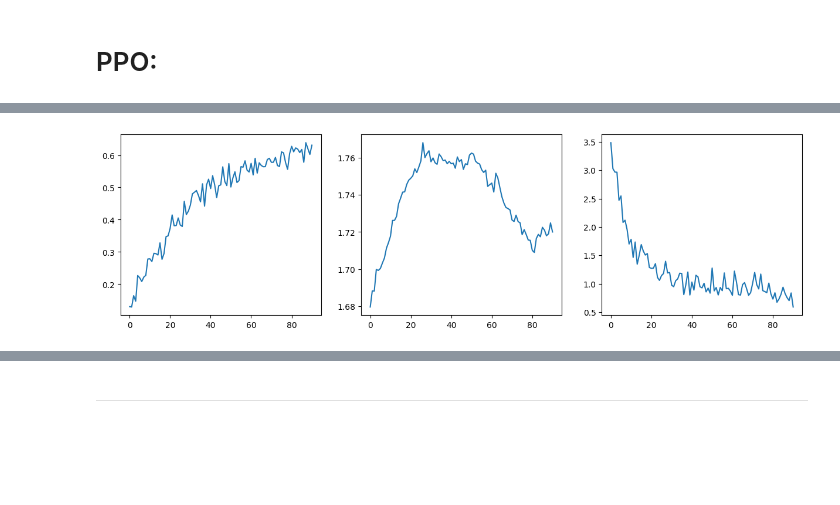
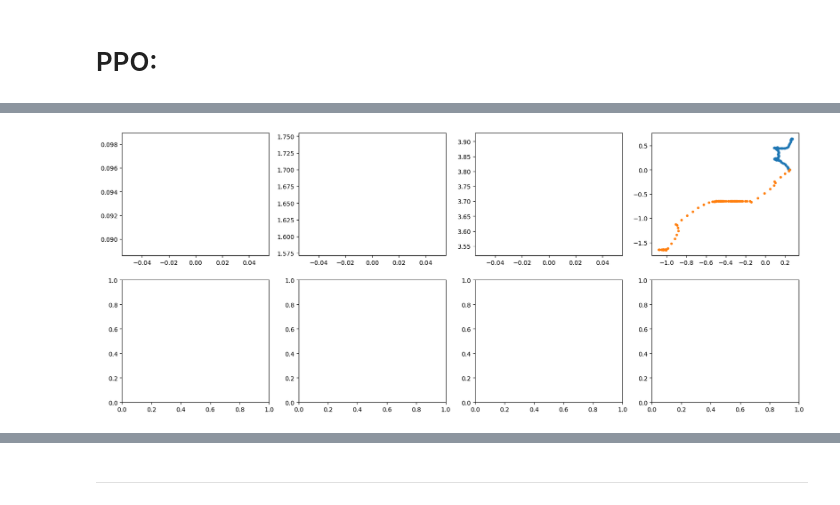
Before and after one commit to TheSun00000/fre_experiments, a Jupyter notebook: online_RG_trajectory_wise.ipynb, the cells around one changed output, grey strips where cells are left out. Cells and saved outputs as stored; diff of their text form; code cells hidden in the pictures; blank space fills up the shorter version.

```diff
--- a/online_RG_trajectory_wise.ipynb
+++ b/online_RG_trajectory_wise.ipynb
@@ -247,6 +247,8 @@ class RewardGenerator:
         trajectories_idx = trajectories_idx_.repeat(1, max_num_anchors).reshape(-1)
 
         states_idx = torch.linspace(0, trajectory_length-1, max_num_anchors).long().repeat(batch_size)
+        base_states_idx = torch.linspace(0, EPISODE_LENGTH-1, max_num_anchors).long().repeat(batch_size)
+        # states_idx = torch.concatenate([torch.linspace(0, torch.randint(EPISODE_LENGTH, trajectory_length-1, (1,)).item(), max_num_anchors).long() for _ in range(batch_size)])
 
         # states_idx = torch.randint(1, trajectory_length-1, (batch_size, max_num_anchors))
         # states_idx[:, 0] = 0
@@ -256,6 +258,10 @@ class RewardGenerator:
         anchors = buffer[trajectories_idx, states_idx]
         anchors = anchors.reshape(batch_size, max_num_anchors, obs_dim)
         all_states[:, :max_num_anchors, :] = anchors
+
+        # Get the anchors for the base part of the trajectory:
+        base_anchors = buffer[trajectories_idx, base_states_idx]
+        base_anchors = base_anchors.reshape(batch_size, max_num_anchors, obs_dim)
 
         # Get non anchors
         num_non_anchors = num_states - max_num_anchors
@@ -293,6 +299,7 @@ class RewardGenerator:
             'trajectories_idx': trajectories_idx_.reshape(-1),
             'intermediate_anchors': intermediate_anchors,
             'intermediate_rewards': intermediate_rewards,
+            'base_anchors': base_anchors,
         }
 
 
@@ -409,9 +416,12 @@ class RewardGenerator:
         anchors = anchors.to(device)
         anchors_rewards = anchors_rewards.to(device)
         pad_mask = pad_mask.to(device)
+        base_anchors = info["base_anchors"].to(device)
 
         eval_z, _ = self.get_z_from_anchors(anchors, anchors_rewards, pad_mask)
-        return eval_z, {'anchors': anchors.cpu(), 'anchors_rewards': anchors_rewards.cpu(), 'get_training_data:info': info}
+        base_z, _ = self.get_z_from_anchors(base_anchors, anchors_rewards, pad_mask)
+
+        return eval_z, {'anchors': anchors.cpu(), 'anchors_rewards': anchors_rewards.cpu(), 'get_training_data:info': info, 'base_z': base_z}
 
 
     def get_z_from_anchors(self, anchors: torch.Tensor, anchors_rewards: torch.Tensor, pad_mask: torch.Tensor):
@@ -882,7 +909,7 @@ def ppo_optimization(trajectories, model, optimizer, epochs, batch_size):
             clip_factor = torch.nn.utils.clip_grad_norm_(model.parameters(), 0.5)
             optimizer.step()
 
-    return entropy.mean().item()
+    return entropy.mean().item(), policy_loss.item(), value_loss.item()
 
 # ppo_optimization(trajectories, model, optimizer, epochs=1, batch_size=5)
 # ppo_optimization(shuffled_trajectory, model, optimizer, epochs=5, batch_size=256)
@@ -1250,7 +1280,7 @@ class RNDResampling:
         return w
 # %%
 fre_network = FRENetwork(obs_len=2)
-fre_network.load_state_dict(torch.load('models/fre_network_7.pth'))
+fre_network.load_state_dict(torch.load('models/fre_network_10.pth'))
 
 reward_generator = RewardGenerator(
     obs_dim=2,
@@ -1276,7 +1306,7 @@ reward_generator = RewardGenerator(
 # reward_generator.update_new_states_buffer(x)
 # reward_generator.update_states_buffer    (x)
 
-reward_generator.new_states_buffer = torch.load('models/new_states_buffer_7.pth')['new_states_buffer']
+reward_generator.new_states_buffer = torch.load('models/new_states_buffer_10.pth')['new_states_buffer']
 
 
 if reward_generator.new_states_buffer is not None:
@@ -1294,7 +1324,7 @@ model = ActorCriticContinuous(
     actor_hidden_layers=[512, 512, 512, 512],
     critic_hidden_layers=[512, 512, 512, 512]
 ).to(device)
-model.load_state_dict(torch.load('models/model_7.pth'))
+model.load_state_dict(torch.load('models/model_10.pth'))
 
 
 optimizer = torch.optim.Adam(model.parameters(), lr=0.0005)
@@ -1556,27 +1584,70 @@ for step in tqdm(range(5000), desc='VAE training', leave=False):
 model = ActorCriticContinuous(state_dim=4, z_dim=reward_generator.len_params, action_dim=2, actor_hidden_layers=[512, 512, 512, 512], critic_hidden_layers=[512, 512, 512, 512]).to(device)
 optimizer = torch.optim.Adam(model.parameters(), lr=0.0005)
 
-# model.action_var.data = torch.full((model.action_dim,), model.action_std**2, requires_grad=True, device=device)
+model.action_var.data = torch.full((model.action_dim,), model.action_std**2, requires_grad=True, device=device)
+
+model = ActorCriticContinuous(
+    state_dim=4,
+    z_dim=reward_generator.len_params,
+    action_dim=2,
+    actor_hidden_layers=[512, 512, 512, 512],
+    critic_hidden_layers=[512, 512, 512, 512]
+).to(device)
+# model.load_state_dict(torch.load('models/model_10.pth'))
+optimizer = torch.optim.Adam(model.parameters(), lr=0.005)
+
+target_model = ActorCriticContinuous(
+    state_dim=4,
+    z_dim=reward_generator.len_params,
+    action_dim=2,
+    actor_hidden_layers=[512, 512, 512, 512],
+    critic_hidden_layers=[512, 512, 512, 512]
+).to(device)
+target_model.load_state_dict(model.state_dict())
+
 
 anchors_list = []
 distance2goal = []
 rewards_list_1, entropies_1 = [], []
-
+policy_losses = []
+value_losses = []
 
 for step in tqdm(range(500), desc='Policy training', leave=False):
-    avg_reward_1, entropy_1, info = train_on_new_states(env, model, optimizer, reward_generator, num_policy_steps=EPISODE_LENGTH)
+    TEMP_EPISODE_LENGTH = EPISODE_LENGTH
+    avg_reward_1, entropy_1, info = train_on_new_states(env, model, optimizer, reward_generator, num_policy_steps=TEMP_EPISODE_LENGTH, target_model=target_model)
     anchors_list.append(info['anchors'])
-    rewards_list_1.append(avg_reward_1)
+    policy_losses.append(info['policy_loss'])
+    value_losses.append(info['value_loss'])
+    # rewards_list_1.append(avg_reward_1)
+    rewards_list_1.append(info['trajectory']['rewards'].mean().item())
     entropies_1.append(entropy_1)
     distance2goal.append(
-        (info['trajectory']['states'].reshape(-1, EPISODE_LENGTH, 4)[:, -1, :2] - info['anchors'][:, -1].cpu()).pow(2).sum(1).mean().item()
+        (info['trajectory']['states'].reshape(-1, TEMP_EPISODE_LENGTH, 4)[:, -1, :2] - info['anchors'][:, -1].cpu()).pow(2).sum(1).mean().item()
     )
 
     if step % 1 == 0:
         clear_output(True)
-        fig, axs = plt.subplots(1, 3, figsize=(15, 4))
-        axs[0].plot(rewards_list_1)
-        axs[1].plot(entropies_1)
-        axs[2].plot(distance2goal)
+        fig, axs = plt.subplots(2, 4, figsize=(20, 8))
+        axs[0, 0].plot(rewards_list_1)
+        axs[0, 1].plot(entropies_1)
+        axs[0, 2].plot(distance2goal)
+
+        coords = info['trajectory']['states'][:TEMP_EPISODE_LENGTH, :2].cpu()
+        demo = info['anchors'][0, :].cpu()
+        axs[0, 3].scatter(coords[:, 0], coords[:, 1], s=10)
+        axs[0, 3].scatter(demo[:, 0], demo[:, 1], s=10)
+
+        # mid = info['trajectory']['states'].reshape(-1, TEMP_EPISODE_LENGTH, 4)[0, 399, :2]
+        # mid_demo = info['get_training_data:info']['base_anchors'][0, -1]
+
+        # axs[0, 3].scatter(mid[0], mid[1], marker='x', s=100, c='blue')
+        # axs[0, 3].scatter(mid_demo[0], mid_demo[1], marker='x', s=100, c='red')
+        add_largest_maze_walls(axs[0, 3])
+
+        axs[1, 0].plot(policy_losses)
+        axs[1, 1].plot(value_losses)
+
+
+
         plt.show()
 # %% [output]
@@ -1583 +1655 @@ for step in tqdm(range(500), desc='Policy training', leave=False):
-[figure, old version]
+[figure, new version]
```
Also changed, not shown: parts of 24 cells of this notebook, 4 other files.
